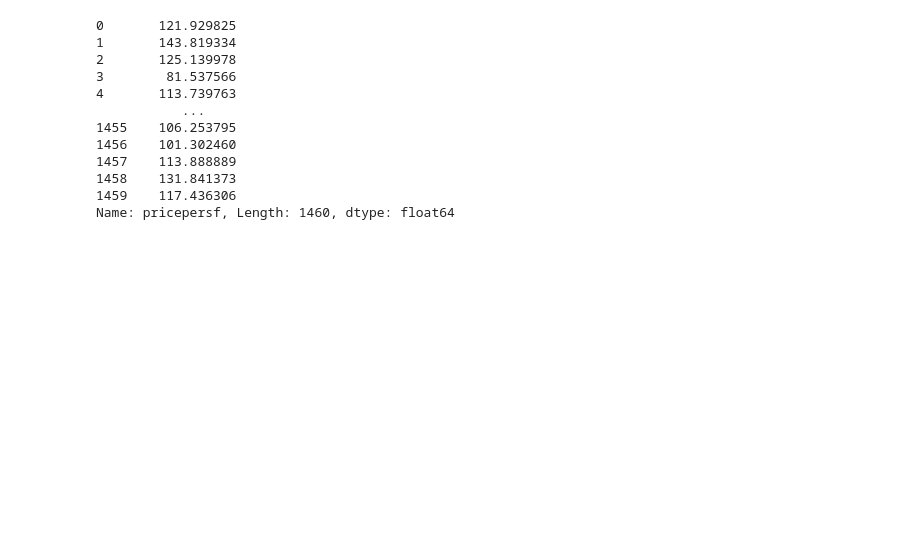
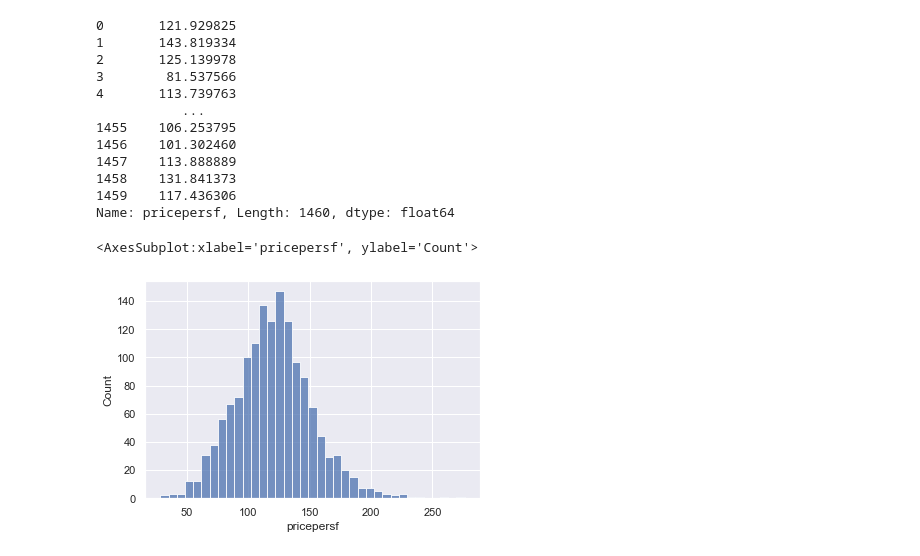
Before and after one commit to Bcollins1215/Data-Science, a Jupyter notebook: Houses.ipynb, the cells around one changed output. Cells and saved outputs as stored; diff of their text form; code cells hidden in the pictures; blank space fills up the shorter version.

```diff
--- a/Houses.ipynb
+++ b/Houses.ipynb
@@ -192,6 +194,11 @@ houses_data=houses_data.assign(pricepersf = houses_data.SalePrice/houses_data.Gr
 1458    131.841373
 1459    117.436306
 Name: pricepersf, Length: 1460, dtype: float64
+# %%
+sns.histplot(houses_data["pricepersf"])
+# %% [output]
+<AxesSubplot:xlabel='pricepersf', ylabel='Count'>
+[figure, added]
 # %%
 #scaling saleprice min max
 
```
Also changed, not shown: parts of 3 cells of this notebook.
